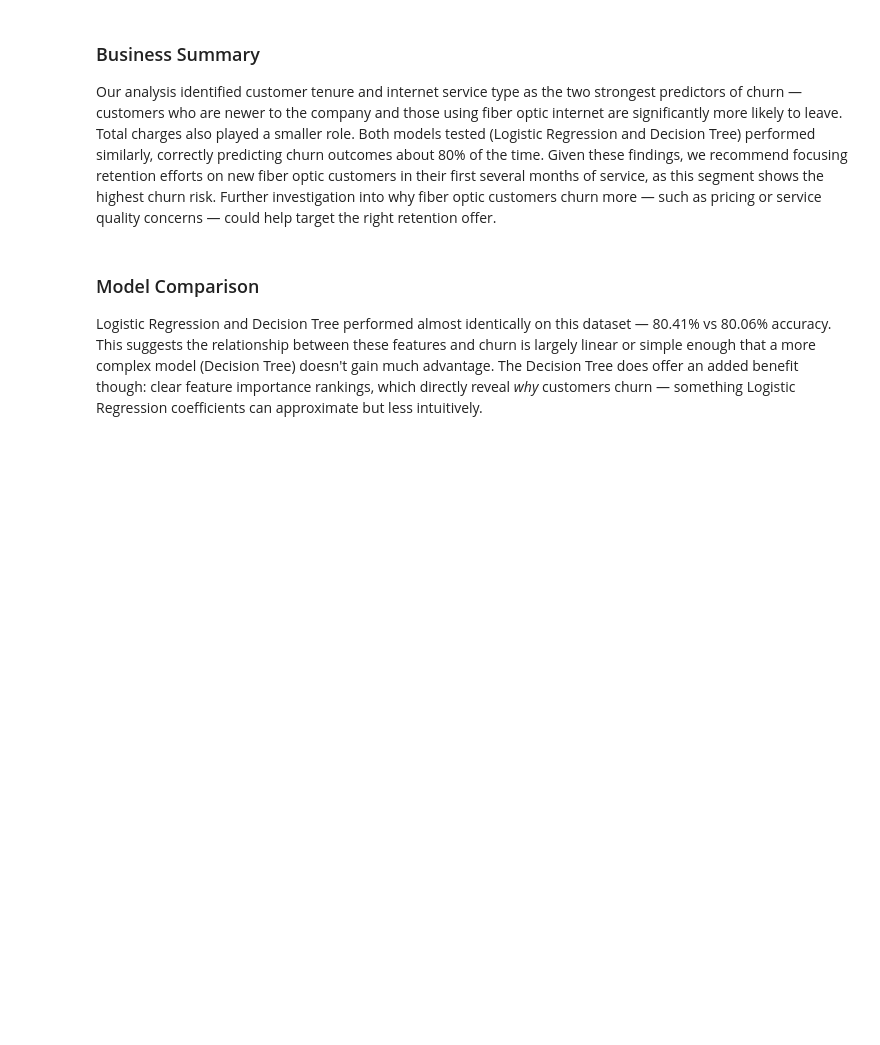
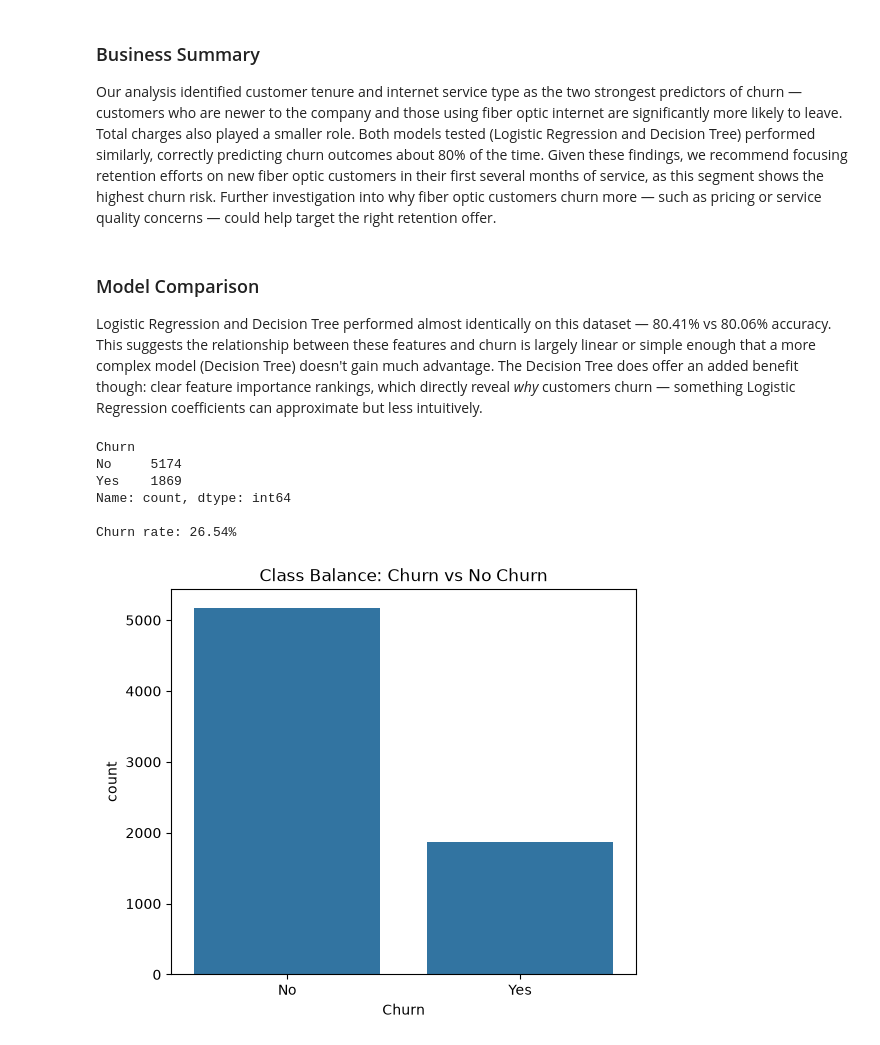
Before and after one commit to sultan2510/neurofive-ml-track, a Jupyter notebook: churn_prediction.ipynb, the cells around one changed output. Saved outputs shown, nothing was run; the diff lists cells and outputs as text; code cells hidden in the pictures; blank space fills up the shorter version.

```diff
--- a/churn_prediction.ipynb
+++ b/churn_prediction.ipynb
@@ -241,3 +233,24 @@ much advantage. The Decision Tree does offer an added benefit though:
 clear feature importance rankings, which directly reveal *why*
 customers churn — something Logistic Regression coefficients can
 approximate but less intuitively.
+# %%
+churn_counts = df['Churn'].value_counts()
+print(churn_counts)
+print(f"\nChurn rate: {churn_counts['Yes'] / len(df):.2%}")
+# %% [output]
+Churn
+No     5174
+Yes    1869
+Name: count, dtype: int64
+
+Churn rate: 26.54%
+# %%
+import matplotlib.pyplot as plt
+import seaborn as sns
+
+plt.figure(figsize=(6, 5))
+sns.countplot(x='Churn', data=df)
+plt.title('Class Balance: Churn vs No Churn')
+plt.show()
+# %% [output]
+[figure, added]
```
Also changed, not shown: parts of 7 cells of this notebook.
